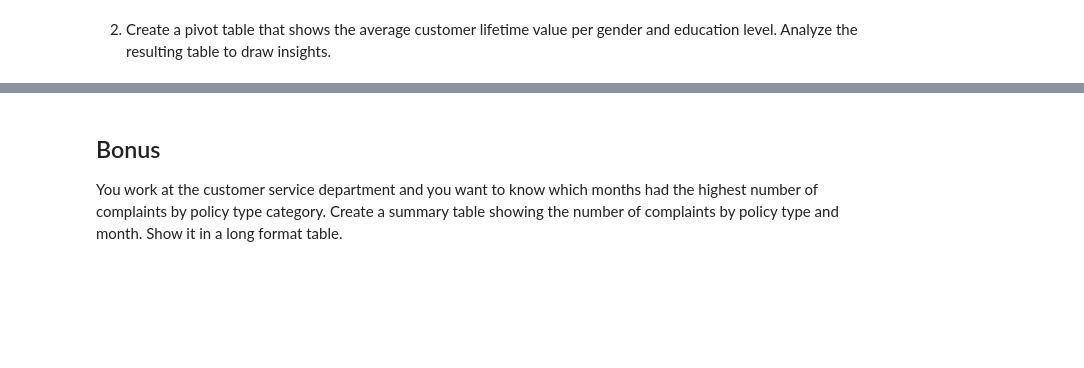
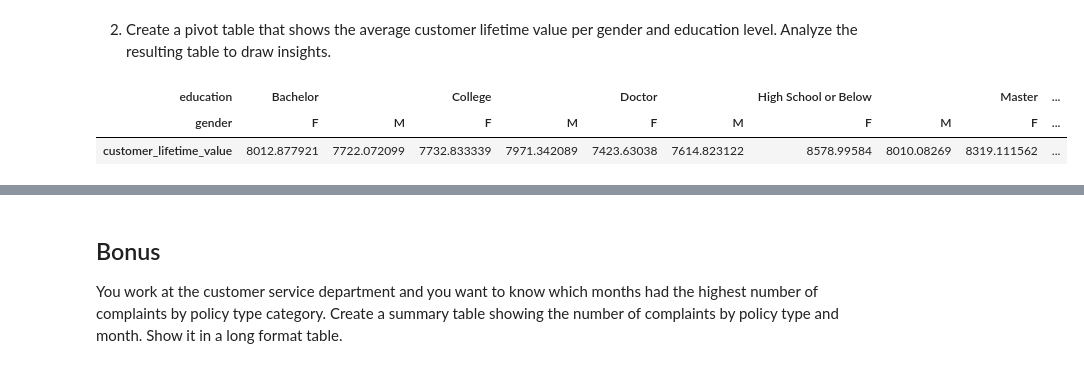
Before and after one commit to henrysoysa/lab-dw-data-structuring-and-combining, a Jupyter notebook: lab-dw-data-structuring-and-combining.ipynb, the cells around one changed output, grey strips where cells are left out. Cells and saved outputs as stored; diff of their text form; code cells hidden in the pictures; blank space fills up the shorter version.

```diff
--- a/lab-dw-data-structuring-and-combining.ipynb
+++ b/lab-dw-data-structuring-and-combining.ipynb
@@ -238,0 +266,15 @@ Round the total revenue to 2 decimal points.  Analyze the resulting table to dra
+# %%
+"""
+Creating a copy of the df, dropping rows from the dataset if customer and CLV
+are duplicated and printing the % of the original dataframe which is dropped
+as a result of the duplicated values in customer and clv.
+"""
+test_df = df_mkt.copy()
+test_df = test_df.drop_duplicates(subset=
+                                  ['customer', 'customer_lifetime_value']
+                                 , keep='first')
+new_shape = test_df.shape[0]
+old_shape = df_mkt.shape[0]
+print('Number of removed duplicated rows = ' + str(old_shape - new_shape))
+print('This is ' + str(round(((old_shape - new_shape)/old_shape)*100, 2))
+                       + '% of the previous dataset')
@@ -239,2 +312,10 @@ Round the total revenue to 2 decimal points.  Analyze the resulting table to dra
 # %% [markdown]
 2. Create a pivot table that shows the average customer lifetime value per gender and education level. Analyze the resulting table to draw insights.
+# %%
+test_df_pivot_2 = test_df.pivot_table(columns=['education', 'gender'],
+                    values='customer_lifetime_value', aggfunc='mean')
+test_df_pivot_2
+# %% [output]
+| education | Bachelor |  | College |  | Doctor |  | High School or Below |  | Master | ... |
+| gender | F | M | F | M | F | M | F | M | F | ... |
+| customer_lifetime_value | 8012.877921 | 7722.072099 | 7732.833339 | 7971.342089 | 7423.63038 | 7614.823122 | 8578.99584 | 8010.08269 | 8319.111562 | ... |
```
Also changed, not shown: parts of 11 cells of this notebook.
